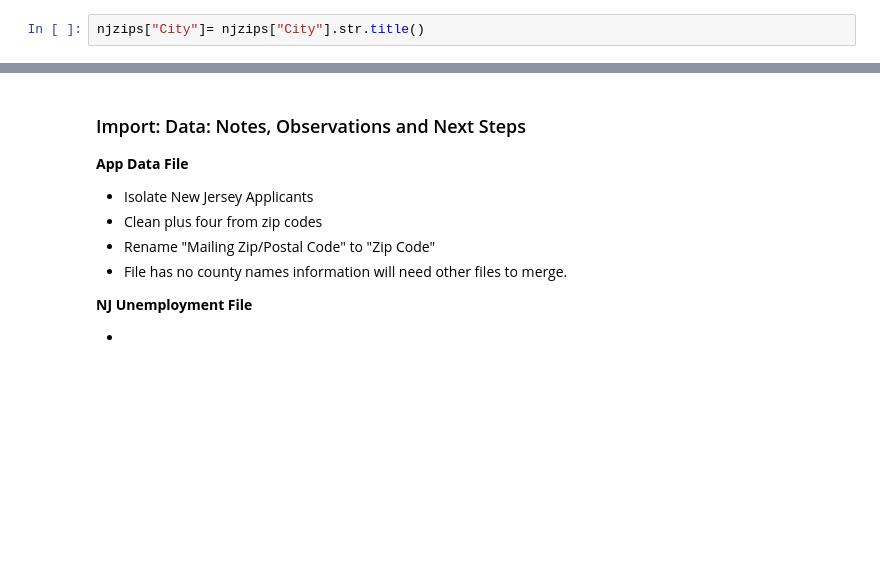
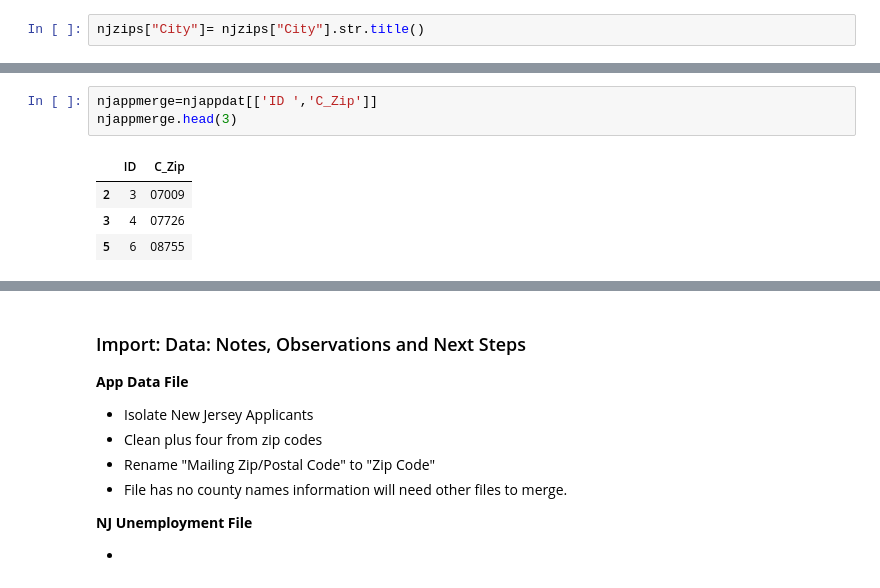
Before and after one commit to theaok/vis-sp23-ewattudo, a Jupyter notebook: ps2_pynb.ipynb, the cells around one changed output, grey strips where cells are left out. Saved outputs shown, nothing was run; the diff lists cells and outputs as text; blank space fills up the shorter version.

```diff
--- a/ps2_pynb.ipynb
+++ b/ps2_pynb.ipynb
@@ -506,0 +529,8 @@ njzips["City"]= njzips["City"].str.title()
+# %%
+njappmerge=njappdat[['ID ','C_Zip']]
+njappmerge.head(3)
+# %% [output]
+|  | ID | C_Zip |
+| 2 | 3 | 07009 |
+| 3 | 4 | 07726 |
+| 5 | 6 | 08755 |
```
Also changed, not shown: parts of 9 cells of this notebook.
